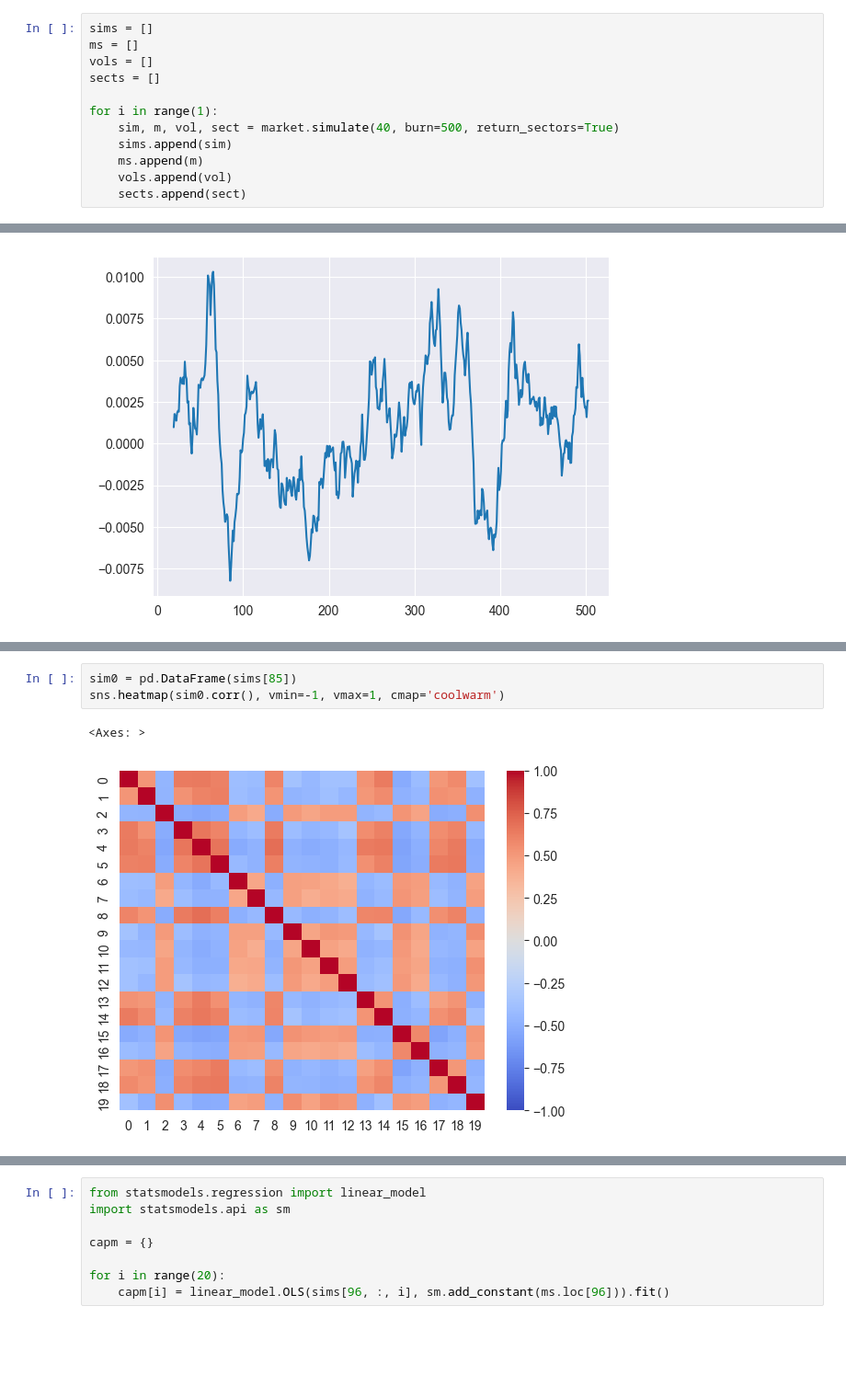
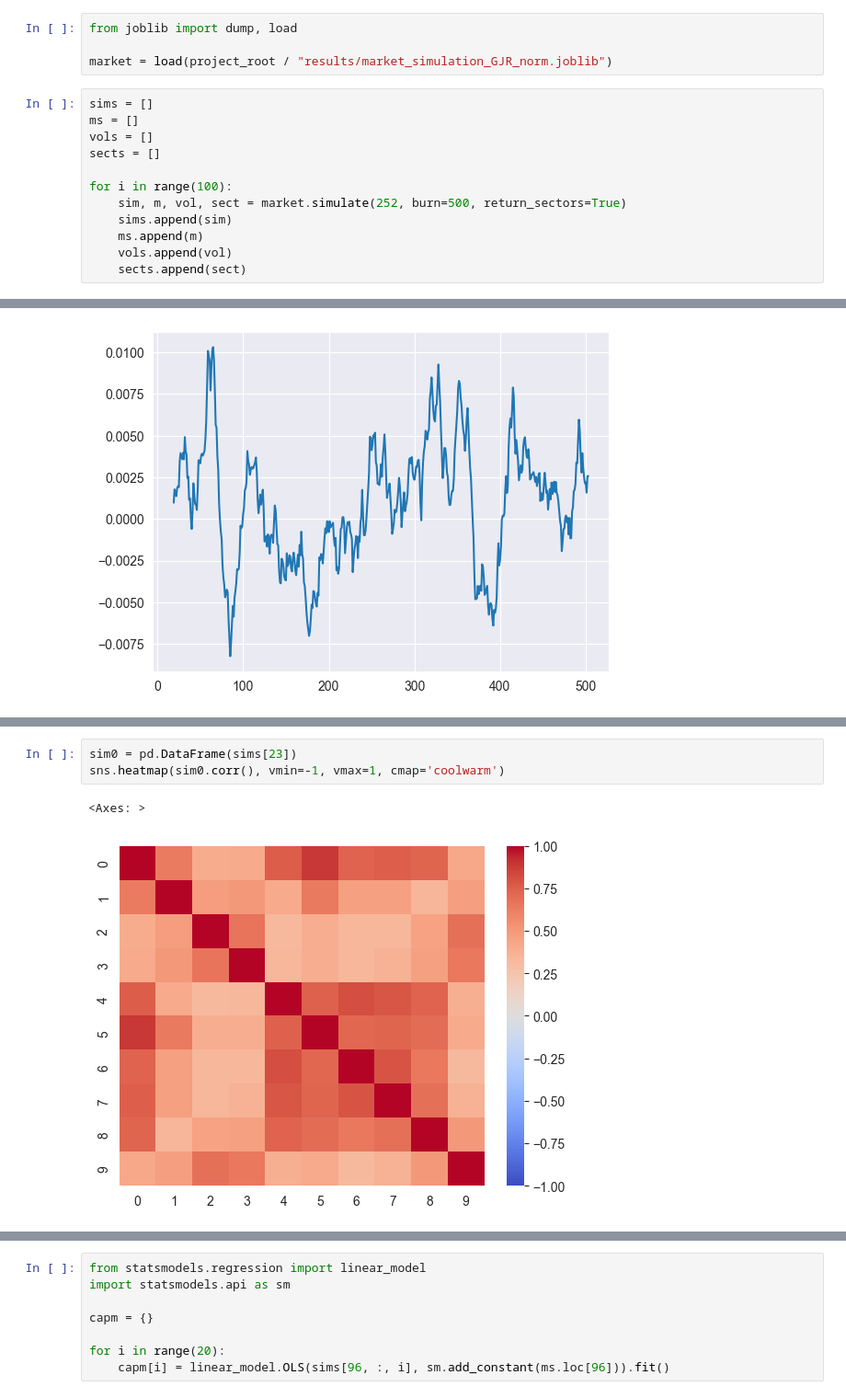
Before and after one commit to V4laky/PortfolioMPC, a Jupyter notebook: notebooks/MarketSim_tests.ipynb, the cells around one changed output, grey strips where cells are left out. Shown at 92% size. Cells and saved outputs as stored; diff of their text form; blank space fills up the shorter version.

```diff
--- a/notebooks/MarketSim_tests.ipynb
+++ b/notebooks/MarketSim_tests.ipynb
@@ -224,11 +219,15 @@ dump(market, project_root / "results/market_simulation_test.joblib")
+# %%
+from joblib import dump, load
+
+market = load(project_root / "results/market_simulation_GJR_norm.joblib")
 # %%
 sims = []
 ms = []
 vols = []
 sects = []
 
-for i in range(1):
-    sim, m, vol, sect = market.simulate(40, burn=500, return_sectors=True)
+for i in range(100):
+    sim, m, vol, sect = market.simulate(252, burn=500, return_sectors=True)
     sims.append(sim)
     ms.append(m)
     vols.append(vol)
@@ -419,9 +435,9 @@ np.exp(ms).cumprod(axis=1).mean().plot(legend=True, label=f'Market', figsize=(16
 # %%
-sim0 = pd.DataFrame(sims[85])
+sim0 = pd.DataFrame(sims[23])
 sns.heatmap(sim0.corr(), vmin=-1, vmax=1, cmap='coolwarm')
 # %% [output]
 <Axes: >
-[figure, old version]
+[figure, new version]
 # %%
 ms.std()
 # %% [output]
```
Also changed, not shown: parts of 32 cells of this notebook, 2 other files.
